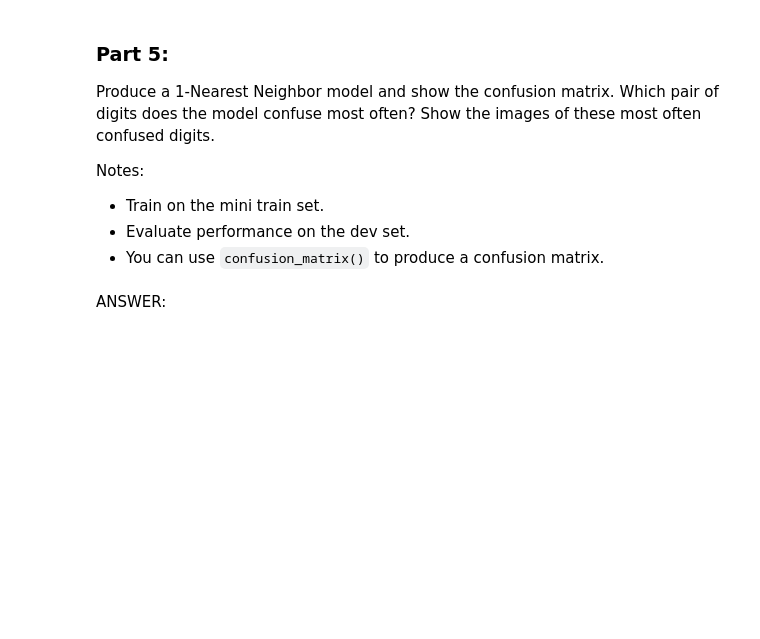
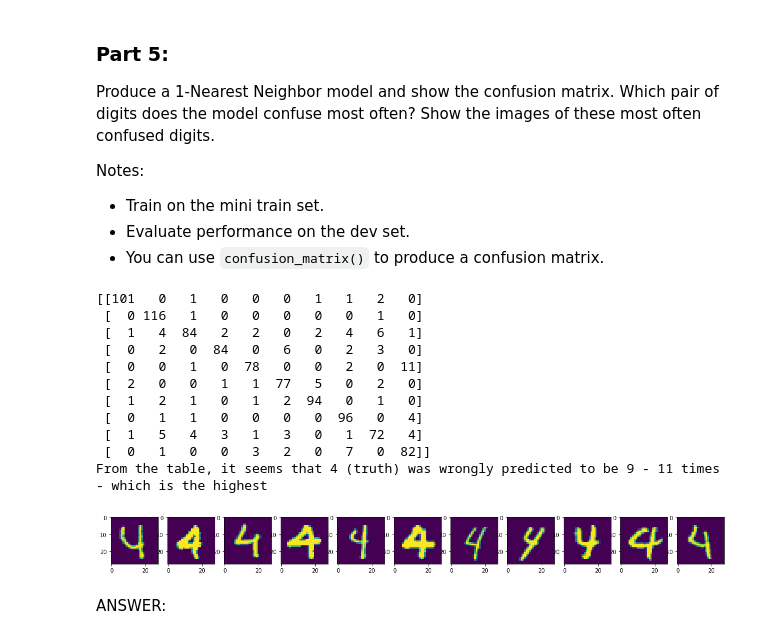
Before and after one commit to abhisha1991/w207_hw1, a Jupyter notebook: Abhi_Sharma_p1.ipynb, the cells around one changed output. Drawn from its saved outputs; the diff is of its cells as text; code cells hidden in the pictures; blank space fills up the shorter version.

```diff
--- a/Abhi_Sharma_p1.ipynb
+++ b/Abhi_Sharma_p1.ipynb
@@ -300,3 +290,40 @@ Notes:
+# %%
+def P5():
+    fig = plt.figure(figsize=(20, 20), constrained_layout = False)
+    rows = 1
+    cols = 11
+    i = 1
+
+    neigh = KNeighborsClassifier(n_neighbors=1)
+    neigh.fit(mini_train_data, mini_train_labels)
+
+    predictions = neigh.predict(dev_data)
+    print(confusion_matrix(dev_labels, predictions))
+
+    print("From the table, it seems that 4 (truth) was wrongly predicted to be 9 - 11 times - which is the highest")
+    for idx, val in enumerate(dev_labels):
+        if int(val) == 4 and int(predictions[idx]) == 9:
+            fig.add_subplot(rows, cols, i)
+            i +=1
+            img = np.asarray(dev_data[idx]).reshape(28, 28)
+            plt.imshow(img)
+
+    plt.show()
+
+P5()
+# %% [output]
+[[101   0   1   0   0   0   1   1   2   0]
+ [  0 116   1   0   0   0   0   0   1   0]
+ [  1   4  84   2   2   0   2   4   6   1]
+ [  0   2   0  84   0   6   0   2   3   0]
+ [  0   0   1   0  78   0   0   2   0  11]
+ [  2   0   0   1   1  77   5   0   2   0]
+ [  1   2   1   0   1   2  94   0   1   0]
+ [  0   1   1   0   0   0   0  96   0   4]
+ [  1   5   4   3   1   3   0   1  72   4]
+ [  0   1   0   0   3   2   0   7   0  82]]
+From the table, it seems that 4 (truth) was wrongly predicted to be 9 - 11 times - which is the highest
+[figure, added]
 # %% [markdown]
 ANSWER:
 # %% [markdown]
```
Also changed, not shown: parts of 3 cells of this notebook.
